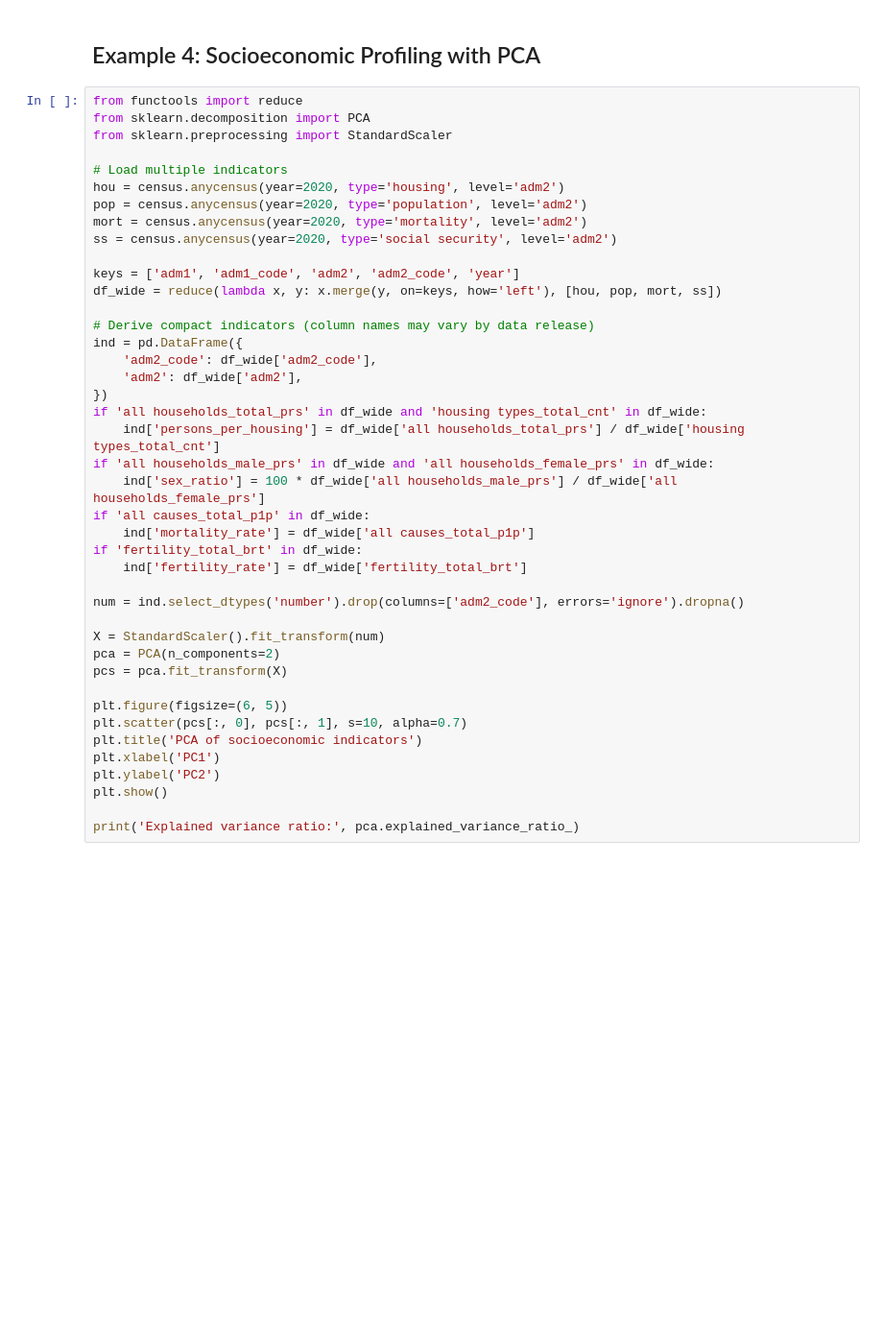
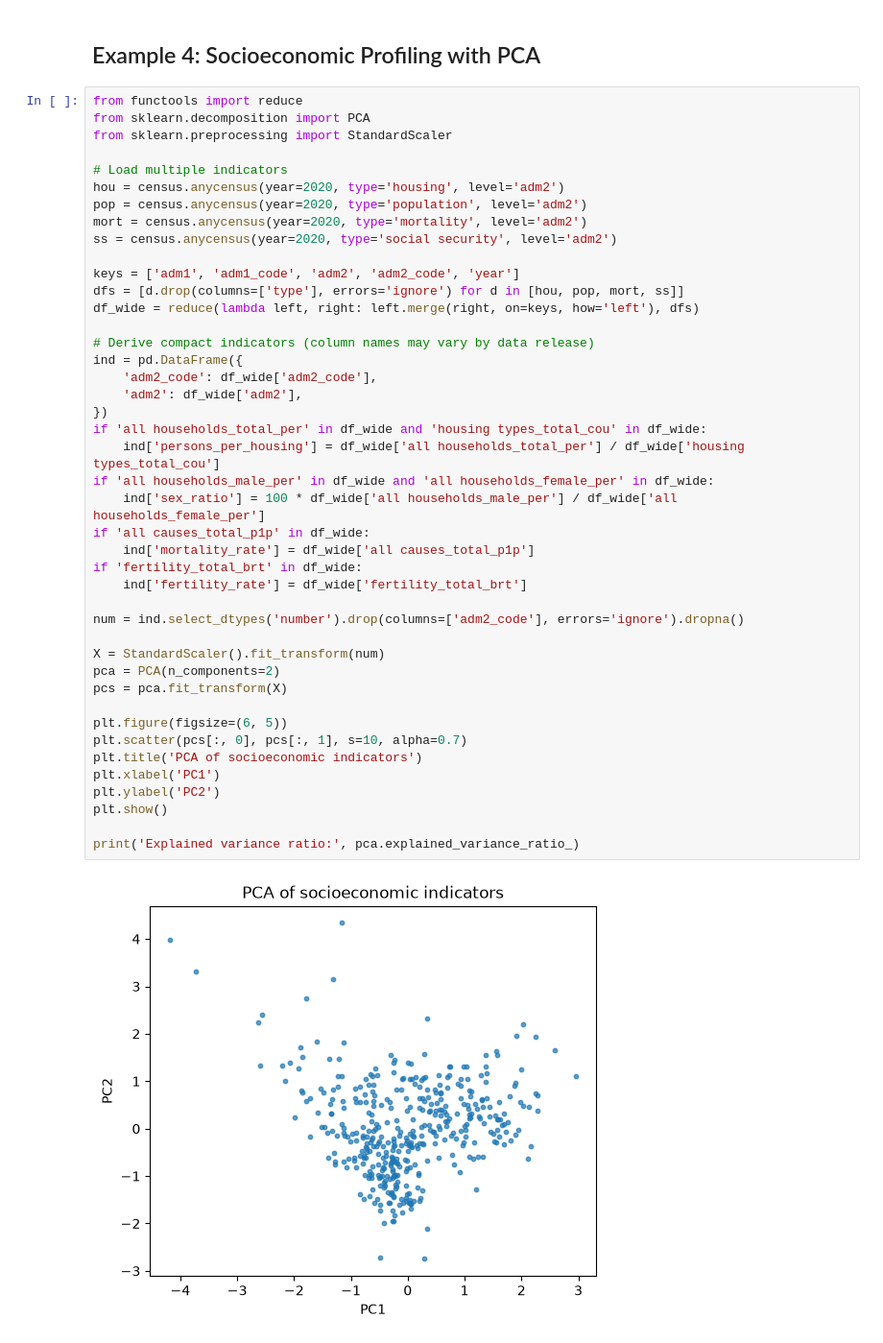
Before and after one commit to sigmafelix/pycensuskr, a Jupyter notebook: examples/v02_regional_analysis-ko.ipynb, the cells around one changed output. Shown at 96% size. Drawn from its saved outputs; the diff is of its cells as text; blank space fills up the shorter version.

```diff
--- a/examples/v02_regional_analysis-ko.ipynb
+++ b/examples/v02_regional_analysis-ko.ipynb
@@ -75,35 +82,38 @@ hou = census.anycensus(year=2020, type='housing', level='adm2')
 pop = census.anycensus(year=2020, type='population', level='adm2')
 mort = census.anycensus(year=2020, type='mortality', level='adm2')
 ss = census.anycensus(year=2020, type='social security', level='adm2')
 
 keys = ['adm1', 'adm1_code', 'adm2', 'adm2_code', 'year']
-df_wide = reduce(lambda x, y: x.merge(y, on=keys, how='left'), [hou, pop, mort, ss])
+dfs = [d.drop(columns=['type'], errors='ignore') for d in [hou, pop, mort, ss]]
+df_wide = reduce(lambda left, right: left.merge(right, on=keys, how='left'), dfs)
 
 # Derive compact indicators (column names may vary by data release)
 ind = pd.DataFrame({
     'adm2_code': df_wide['adm2_code'],
     'adm2': df_wide['adm2'],
 })
-if 'all households_total_prs' in df_wide and 'housing types_total_cnt' in df_wide:
-    ind['persons_per_housing'] = df_wide['all households_total_prs'] / df_wide['housing types_total_cnt']
-if 'all households_male_prs' in df_wide and 'all households_female_prs' in df_wide:
-    ind['sex_ratio'] = 100 * df_wide['all households_male_prs'] / df_wide['all households_female_prs']
+if 'all households_total_per' in df_wide and 'housing types_total_cou' in df_wide:
+    ind['persons_per_housing'] = df_wide['all households_total_per'] / df_wide['housing types_total_cou']
+if 'all households_male_per' in df_wide and 'all households_female_per' in df_wide:
+    ind['sex_ratio'] = 100 * df_wide['all households_male_per'] / df_wide['all households_female_per']
 if 'all causes_total_p1p' in df_wide:
     ind['mortality_rate'] = df_wide['all causes_total_p1p']
 if 'fertility_total_brt' in df_wide:
     ind['fertility_rate'] = df_wide['fertility_total_brt']
 
 num = ind.select_dtypes('number').drop(columns=['adm2_code'], errors='ignore').dropna()
 
 X = StandardScaler().fit_transform(num)
 pca = PCA(n_components=2)
 pcs = pca.fit_transform(X)
 
 plt.figure(figsize=(6, 5))
 plt.scatter(pcs[:, 0], pcs[:, 1], s=10, alpha=0.7)
 plt.title('PCA of socioeconomic indicators')
 plt.xlabel('PC1')
 plt.ylabel('PC2')
 plt.show()
 
 print('Explained variance ratio:', pca.explained_variance_ratio_)
+# %% [output]
+[figure, added]
```
Also changed, not shown: parts of 4 cells of this notebook, 17 other files.
